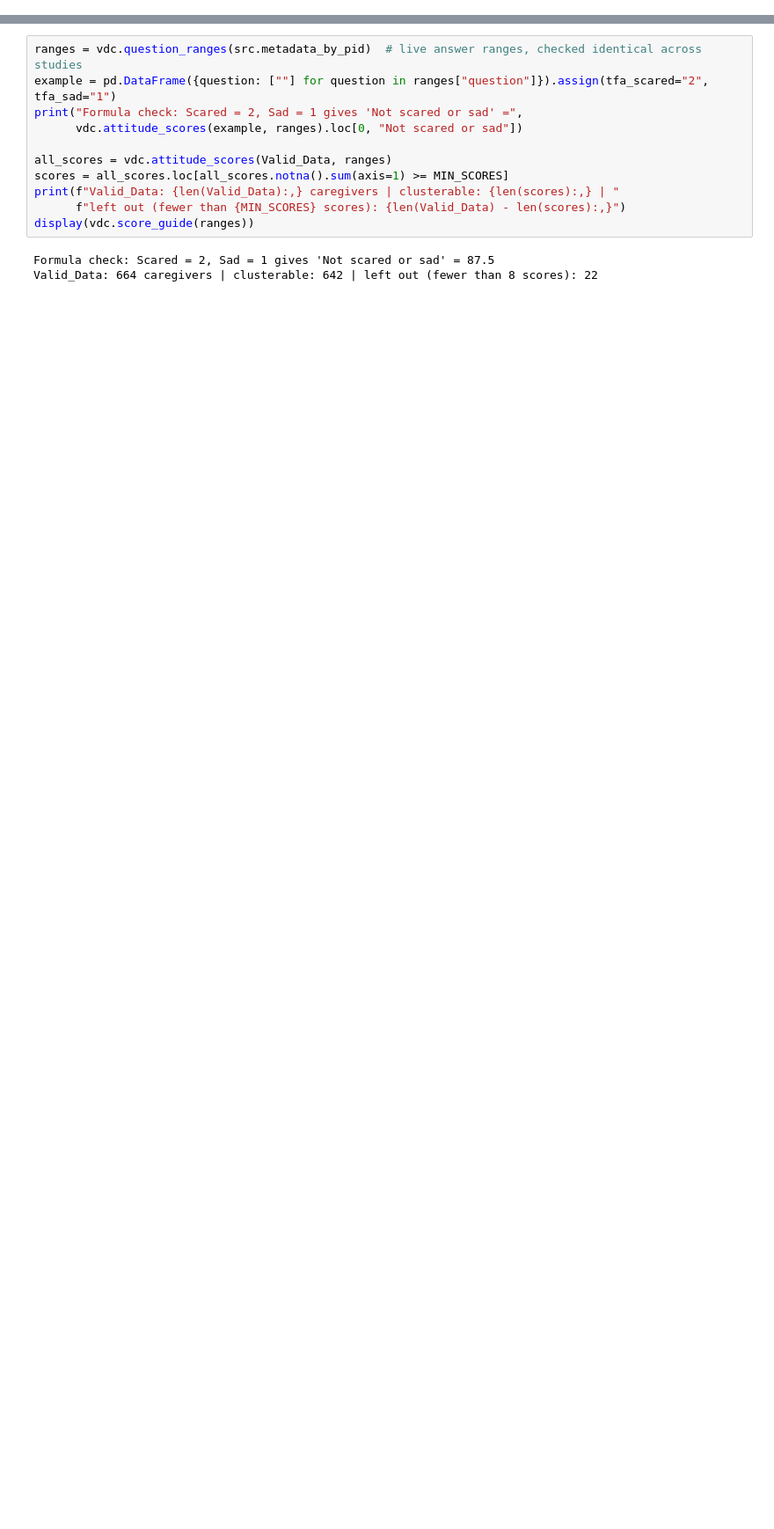
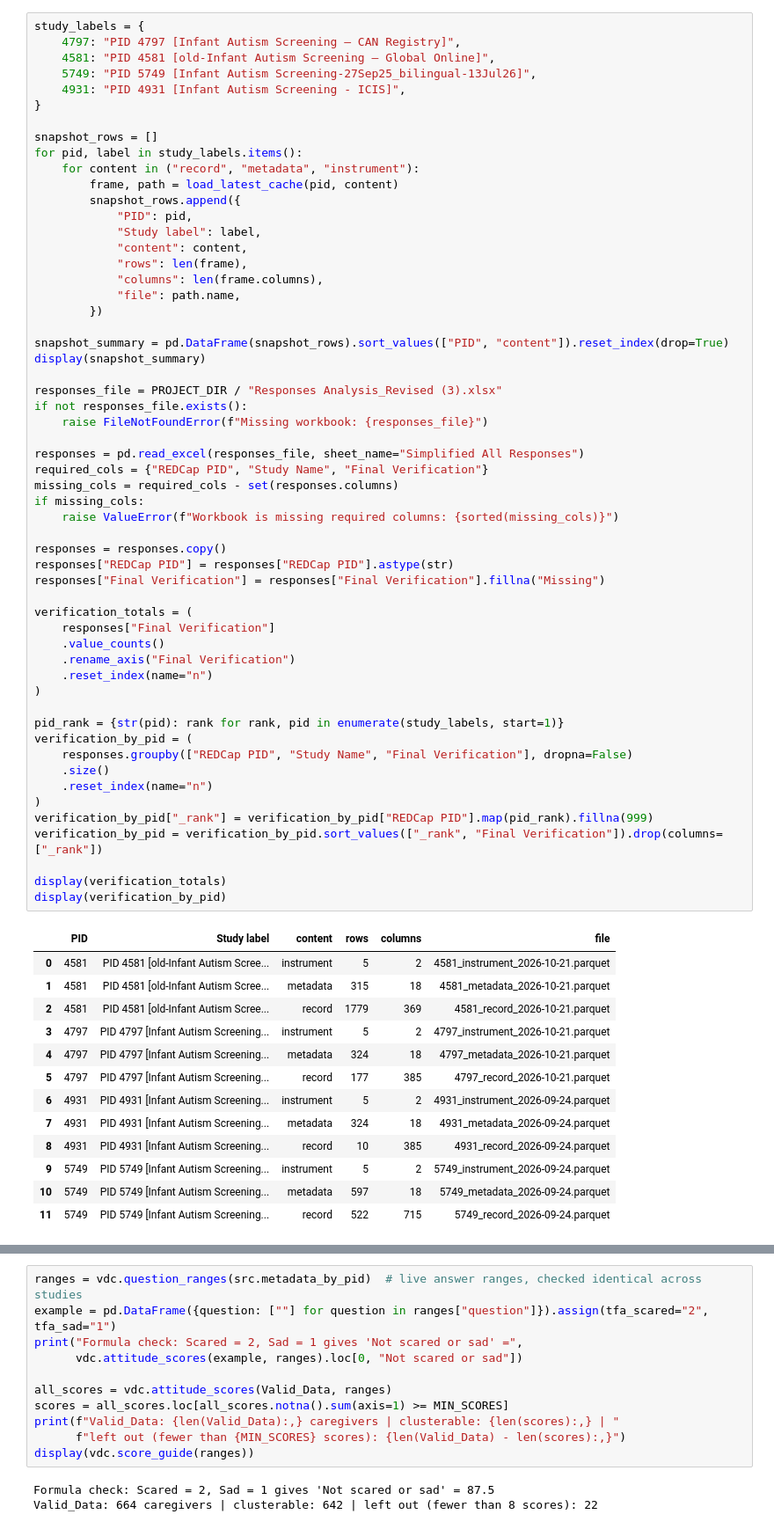
Before and after one commit to namo507/esd-redcap-metadata-watcher, a Jupyter notebook: projects/caregiver-cluster-analysis/caregiver_cluster_simple_metrics.ipynb, the cells around one changed output, grey strips where cells are left out. Shown at 88% size. Drawn from its saved outputs; the diff is of its cells as text; blank space fills up the shorter version.

```diff
--- a/projects/caregiver-cluster-analysis/caregiver_cluster_simple_metrics.ipynb
+++ b/projects/caregiver-cluster-analysis/caregiver_cluster_simple_metrics.ipynb
@@ -1790,0 +46,70 @@ REDCap stores its pass flag when a record is saved, so the flag can go stale. He
+# %%
+study_labels = {
+    4797: "PID 4797 [Infant Autism Screening — CAN Registry]",
+    4581: "PID 4581 [old-Infant Autism Screening — Global Online]",
+    5749: "PID 5749 [Infant Autism Screening-27Sep25_bilingual-13Jul26]",
+    4931: "PID 4931 [Infant Autism Screening - ICIS]",
+}
+
+snapshot_rows = []
+for pid, label in study_labels.items():
+    for content in ("record", "metadata", "instrument"):
+        frame, path = load_latest_cache(pid, content)
+        snapshot_rows.append({
+            "PID": pid,
+            "Study label": label,
+            "content": content,
+            "rows": len(frame),
+            "columns": len(frame.columns),
+            "file": path.name,
+        })
+
+snapshot_summary = pd.DataFrame(snapshot_rows).sort_values(["PID", "content"]).reset_index(drop=True)
+display(snapshot_summary)
+
+responses_file = PROJECT_DIR / "Responses Analysis_Revised (3).xlsx"
+if not responses_file.exists():
+    raise FileNotFoundError(f"Missing workbook: {responses_file}")
+
+responses = pd.read_excel(responses_file, sheet_name="Simplified All Responses")
+required_cols = {"REDCap PID", "Study Name", "Final Verification"}
+missing_cols = required_cols - set(responses.columns)
+if missing_cols:
+    raise ValueError(f"Workbook is missing required columns: {sorted(missing_cols)}")
+
+responses = responses.copy()
+responses["REDCap PID"] = responses["REDCap PID"].astype(str)
+responses["Final Verification"] = responses["Final Verification"].fillna("Missing")
+
+verification_totals = (
+    responses["Final Verification"]
+    .value_counts()
+    .rename_axis("Final Verification")
+    .reset_index(name="n")
+)
+
+pid_rank = {str(pid): rank for rank, pid in enumerate(study_labels, start=1)}
+verification_by_pid = (
+    responses.groupby(["REDCap PID", "Study Name", "Final Verification"], dropna=False)
+    .size()
+    .reset_index(name="n")
+)
+verification_by_pid["_rank"] = verification_by_pid["REDCap PID"].map(pid_rank).fillna(999)
+verification_by_pid = verification_by_pid.sort_values(["_rank", "Final Verification"]).drop(columns=["_rank"])
+
+display(verification_totals)
+display(verification_by_pid)
+# %% [output]
+|  | PID | Study label | content | rows | columns | file |
+| 0 | 4581 | PID 4581 [old-Infant Autism Scree... | instrument | 5 | 2 | 4581_instrument_2026-10-21.parquet |
+| 1 | 4581 | PID 4581 [old-Infant Autism Scree... | metadata | 315 | 18 | 4581_metadata_2026-10-21.parquet |
+| 2 | 4581 | PID 4581 [old-Infant Autism Scree... | record | 1779 | 369 | 4581_record_2026-10-21.parquet |
+| 3 | 4797 | PID 4797 [Infant Autism Screening... | instrument | 5 | 2 | 4797_instrument_2026-10-21.parquet |
+| 4 | 4797 | PID 4797 [Infant Autism Screening... | metadata | 324 | 18 | 4797_metadata_2026-10-21.parquet |
+| 5 | 4797 | PID 4797 [Infant Autism Screening... | record | 177 | 385 | 4797_record_2026-10-21.parquet |
+| 6 | 4931 | PID 4931 [Infant Autism Screening... | instrument | 5 | 2 | 4931_instrument_2026-09-24.parquet |
+| 7 | 4931 | PID 4931 [Infant Autism Screening... | metadata | 324 | 18 | 4931_metadata_2026-09-24.parquet |
+| 8 | 4931 | PID 4931 [Infant Autism Screening... | record | 10 | 385 | 4931_record_2026-09-24.parquet |
+| 9 | 5749 | PID 5749 [Infant Autism Screening... | instrument | 5 | 2 | 5749_instrument_2026-09-24.parquet |
+| 10 | 5749 | PID 5749 [Infant Autism Screening... | metadata | 597 | 18 | 5749_metadata_2026-09-24.parquet |
+| 11 | 5749 | PID 5749 [Infant Autism Screening... | record | 522 | 715 | 5749_record_2026-09-24.parquet |
```
Also changed, not shown: parts of 64 cells of this notebook, 6 other files.
